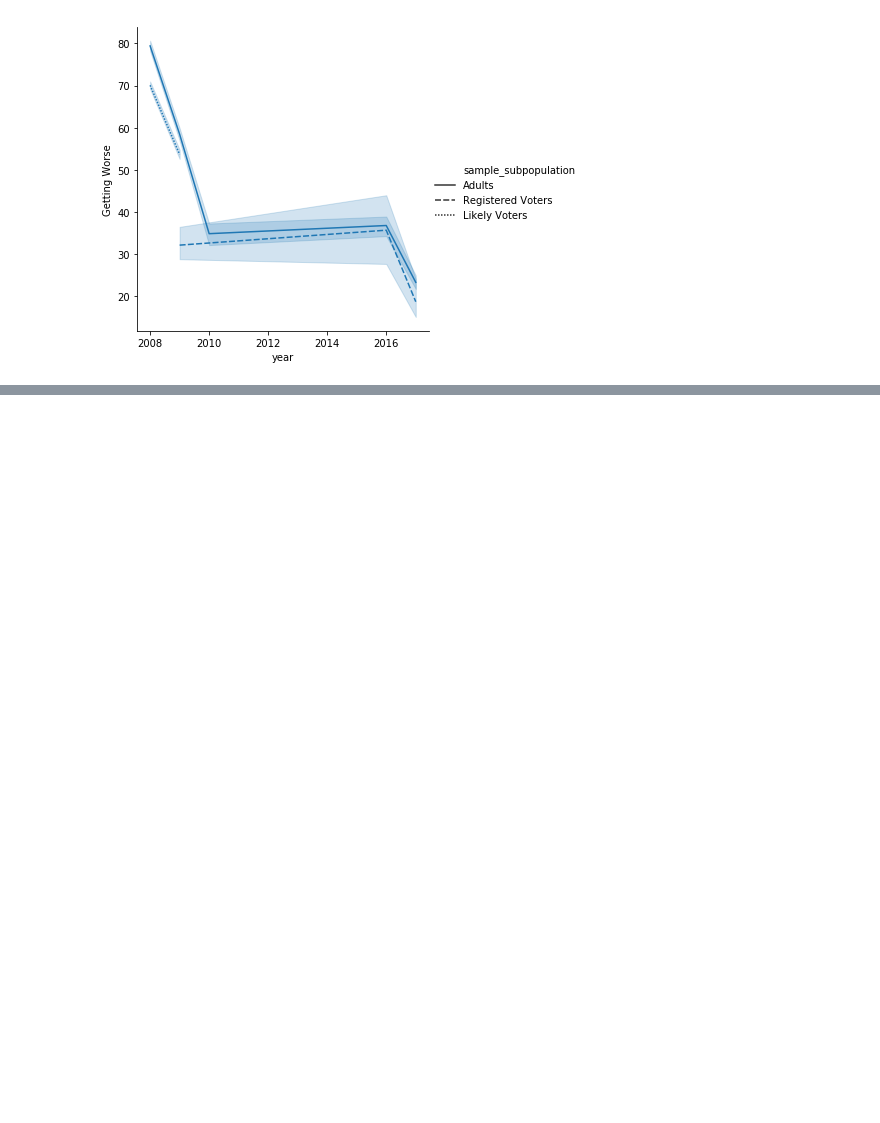
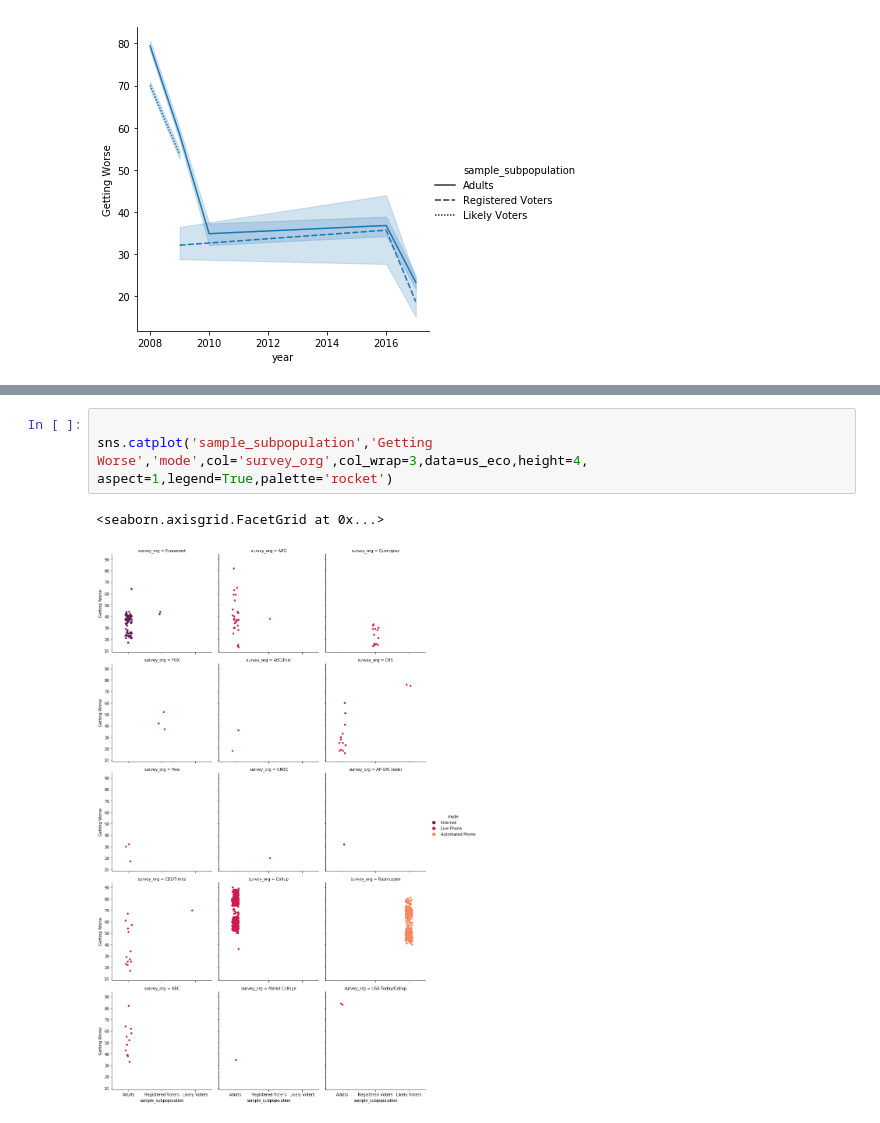
Before and after one commit to mastermindLAB/US-ECONOMY-GETTING-BETTER-OR-WORSE, a Jupyter notebook: US Economy Getting Better or Worse.ipynb, the cells around one changed output, grey strips where cells are left out. Cells and saved outputs as stored; diff of their text form; blank space fills up the shorter version.

```diff
--- a/US Economy Getting Better or Worse.ipynb
+++ b/US Economy Getting Better or Worse.ipynb
@@ -93,0 +99,6 @@ sns.relplot(x = 'year' , y = 'Getting Better',hue = "sample_subpopulation",kind=
+# %%
+
+sns.catplot('sample_subpopulation','Getting Worse','mode',col='survey_org',col_wrap=3,data=us_eco,height=4, aspect=1,legend=True,palette='rocket')
+# %% [output]
+<seaborn.axisgrid.FacetGrid at 0x...>
+[figure, added]
```
Also changed, not shown: parts of 2 cells of this notebook.
